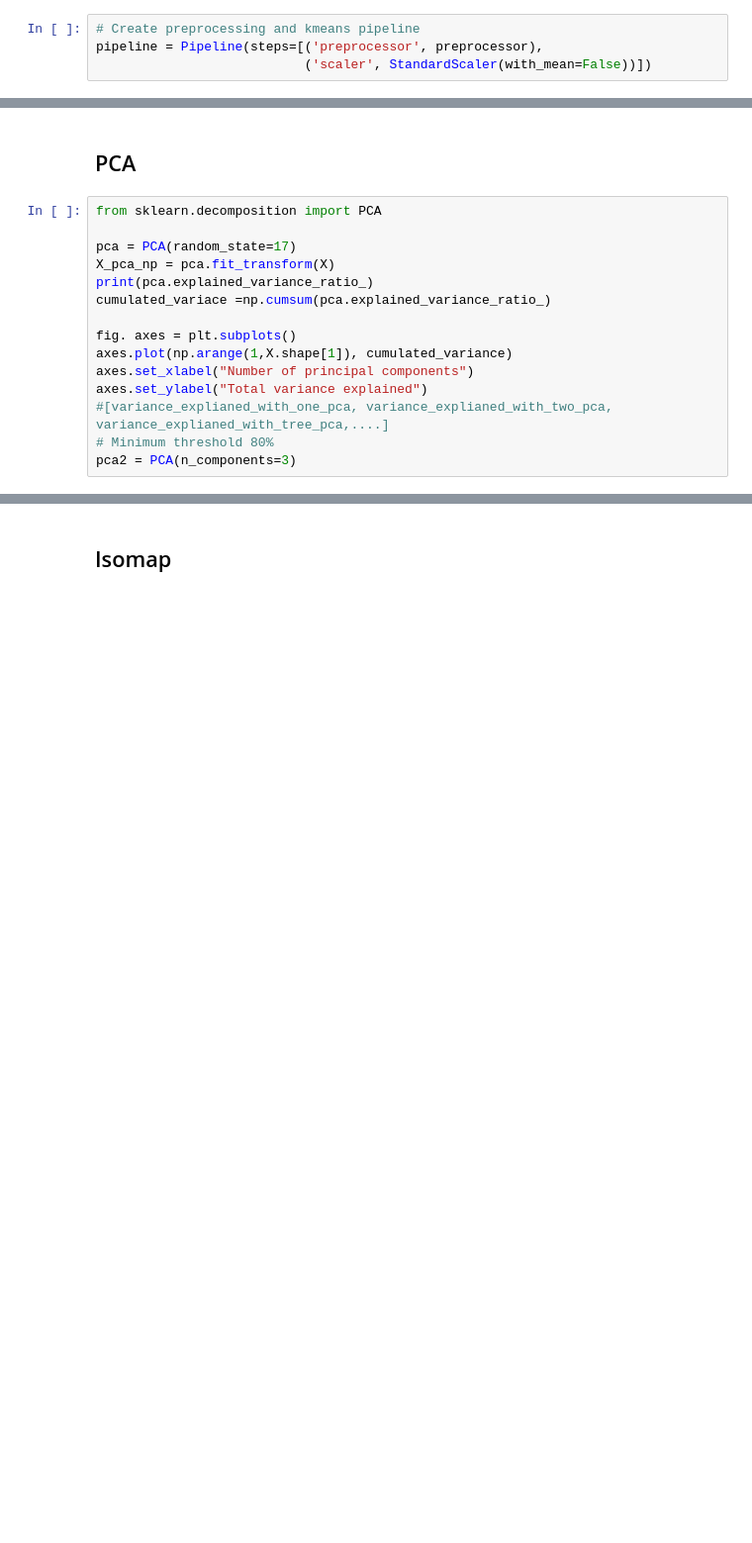
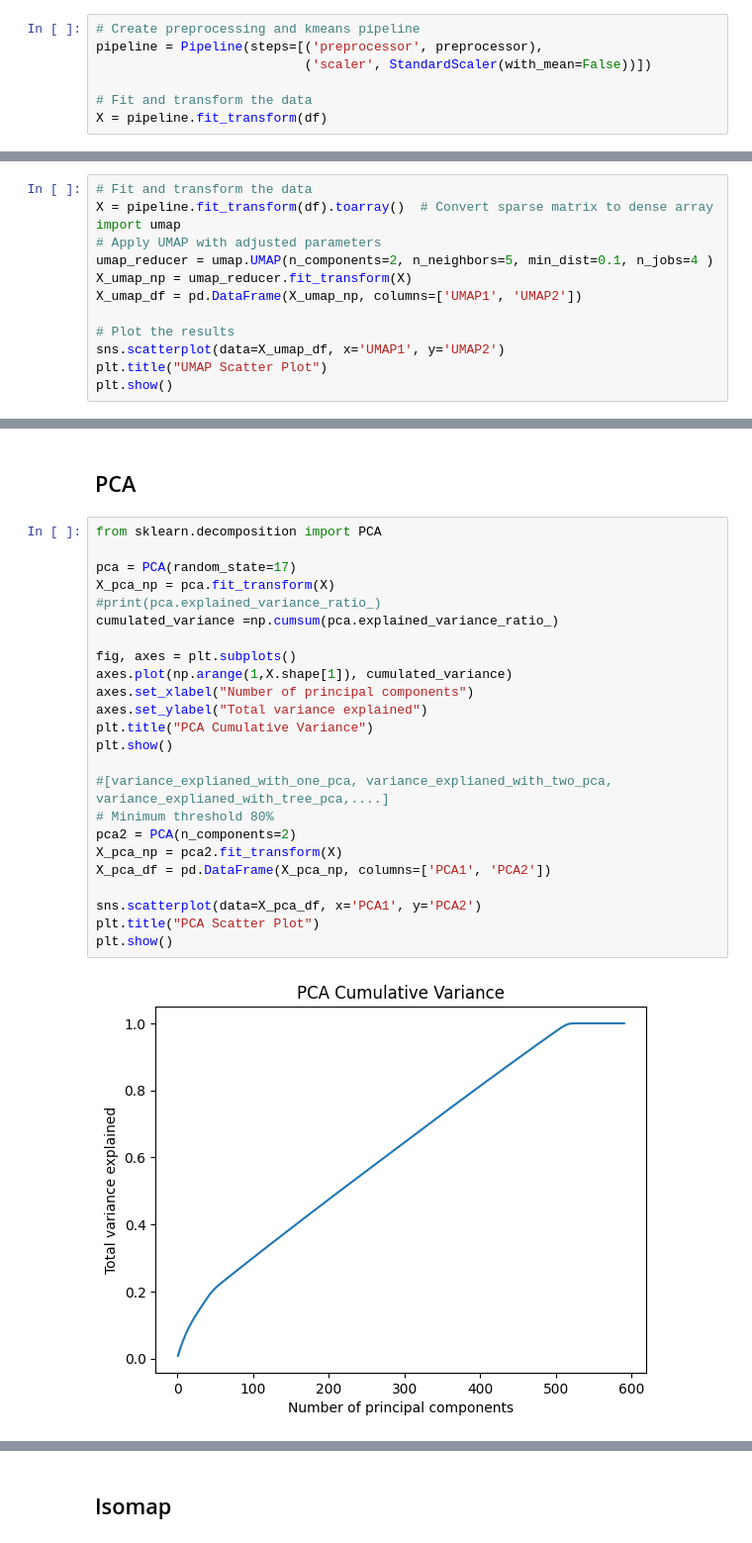
Before and after one commit to jayashreenagaraju/ironhack-final-project, a Jupyter notebook: notebooks/analysis-using ml.ipynb, the cells around one changed output, grey strips where cells are left out. Shown at 99% size. Saved outputs shown, nothing was run; the diff lists cells and outputs as text; blank space fills up the shorter version.

```diff
--- a/notebooks/analysis.ipynb
+++ b/notebooks/analysis-using ml.ipynb
@@ -199,5 +178,8 @@ preprocessor = ColumnTransformer(
 # Create preprocessing and kmeans pipeline
 pipeline = Pipeline(steps=[('preprocessor', preprocessor),
                            ('scaler', StandardScaler(with_mean=False))])
+
+# Fit and transform the data
+X = pipeline.fit_transform(df)
 # %% [markdown]
 # Apply dimensionality reduction
@@ -203,0 +188,13 @@ pipeline = Pipeline(steps=[('preprocessor', preprocessor),
+# %%
+# Fit and transform the data
+X = pipeline.fit_transform(df).toarray()  # Convert sparse matrix to dense array
+import umap
+# Apply UMAP with adjusted parameters
+umap_reducer = umap.UMAP(n_components=2, n_neighbors=5, min_dist=0.1, n_jobs=4 )
+X_umap_np = umap_reducer.fit_transform(X)
+X_umap_df = pd.DataFrame(X_umap_np, columns=['UMAP1', 'UMAP2'])
+
+# Plot the results
+sns.scatterplot(data=X_umap_df, x='UMAP1', y='UMAP2')
+plt.title("UMAP Scatter Plot")
+plt.show()
@@ -206,15 +205,26 @@ pipeline = Pipeline(steps=[('preprocessor', preprocessor),
 # %%
 from sklearn.decomposition import PCA
 
 pca = PCA(random_state=17)
 X_pca_np = pca.fit_transform(X)
-print(pca.explained_variance_ratio_)
-cumulated_variace =np.cumsum(pca.explained_variance_ratio_)
+#print(pca.explained_variance_ratio_)
+cumulated_variance =np.cumsum(pca.explained_variance_ratio_)
 
-fig. axes = plt.subplots()
+fig, axes = plt.subplots()
 axes.plot(np.arange(1,X.shape[1]), cumulated_variance)
 axes.set_xlabel("Number of principal components")
 axes.set_ylabel("Total variance explained")
+plt.title("PCA Cumulative Variance")
+plt.show()
+
 #[variance_explianed_with_one_pca, variance_explianed_with_two_pca, variance_explianed_with_tree_pca,....]
 # Minimum threshold 80%
-pca2 = PCA(n_components=3)
+pca2 = PCA(n_components=2)
+X_pca_np = pca2.fit_transform(X)
+X_pca_df = pd.DataFrame(X_pca_np, columns=['PCA1', 'PCA2'])
+
+sns.scatterplot(data=X_pca_df, x='PCA1', y='PCA2')
+plt.title("PCA Scatter Plot")
+plt.show()
+# %% [output]
+[figure, added]
```
Also changed, not shown: parts of 11 cells of this notebook, 5 other files.
